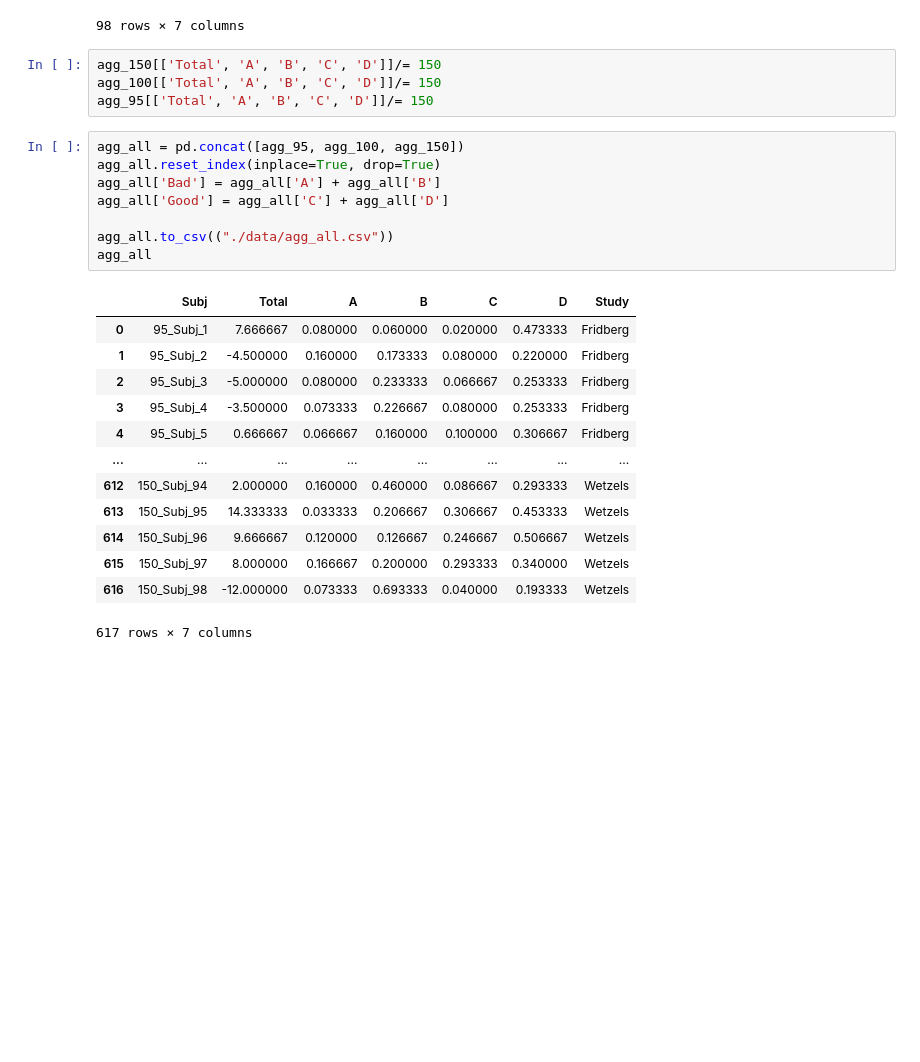
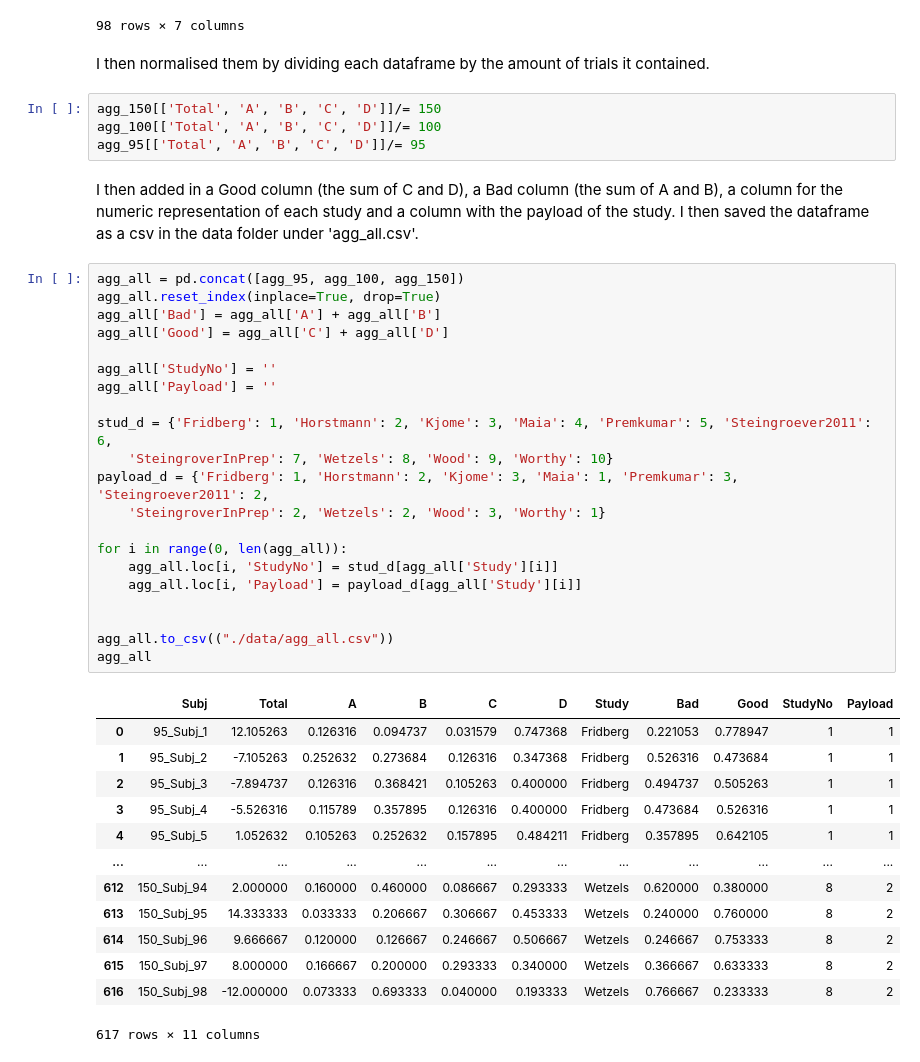
Before and after one commit to mcauleyc/CA4015_Assignment_1, a Jupyter notebook: Book/data-processing.ipynb, the cells around one changed output. Drawn from its saved outputs; the diff is of its cells as text; blank space fills up the shorter version.

```diff
--- a/Book/data-processing.ipynb
+++ b/Book/data-processing.ipynb
@@ -454,29 +464,46 @@ agg_150
 | 96 | 150_Subj_97 | 1200 | 25 | 30 | 44 | 51 | Wetzels |
 | 97 | 150_Subj_98 | -1800 | 11 | 104 | 6 | 29 | Wetzels |
 98 rows × 7 columns
+# %% [markdown]
+I then normalised them by dividing each dataframe by the amount of trials it contained.
 # %%
 agg_150[['Total', 'A', 'B', 'C', 'D']]/= 150
-agg_100[['Total', 'A', 'B', 'C', 'D']]/= 150
-agg_95[['Total', 'A', 'B', 'C', 'D']]/= 150
+agg_100[['Total', 'A', 'B', 'C', 'D']]/= 100
+agg_95[['Total', 'A', 'B', 'C', 'D']]/= 95
+# %% [markdown]
+I then added in a Good column (the sum of C and D), a Bad column (the sum of A and B), a column for the numeric representation of each study and a column with the payload of the study. I then saved the dataframe as a csv in the data folder under 'agg_all.csv'.
 # %%
 agg_all = pd.concat([agg_95, agg_100, agg_150])
 agg_all.reset_index(inplace=True, drop=True)
 agg_all['Bad'] = agg_all['A'] + agg_all['B']
 agg_all['Good'] = agg_all['C'] + agg_all['D']
 
+agg_all['StudyNo'] = ''
+agg_all['Payload'] = ''
+
+stud_d = {'Fridberg': 1, 'Horstmann': 2, 'Kjome': 3, 'Maia': 4, 'Premkumar': 5, 'Steingroever2011': 6,
+    'SteingroverInPrep': 7, 'Wetzels': 8, 'Wood': 9, 'Worthy': 10}
+payload_d = {'Fridberg': 1, 'Horstmann': 2, 'Kjome': 3, 'Maia': 1, 'Premkumar': 3, 'Steingroever2011': 2,
+    'SteingroverInPrep': 2, 'Wetzels': 2, 'Wood': 3, 'Worthy': 1}
+
+for i in range(0, len(agg_all)):
+    agg_all.loc[i, 'StudyNo'] = stud_d[agg_all['Study'][i]]
+    agg_all.loc[i, 'Payload'] = payload_d[agg_all['Study'][i]]
+
+
 agg_all.to_csv(("./data/agg_all.csv"))
 agg_all
 # %% [output]
-|  | Subj | Total | A | B | C | D | Study |
-| 0 | 95_Subj_1 | 7.666667 | 0.080000 | 0.060000 | 0.020000 | 0.473333 | Fridberg |
-| 1 | 95_Subj_2 | -4.500000 | 0.160000 | 0.173333 | 0.080000 | 0.220000 | Fridberg |
-| 2 | 95_Subj_3 | -5.000000 | 0.080000 | 0.233333 | 0.066667 | 0.253333 | Fridberg |
-| 3 | 95_Subj_4 | -3.500000 | 0.073333 | 0.226667 | 0.080000 | 0.253333 | Fridberg |
-| 4 | 95_Subj_5 | 0.666667 | 0.066667 | 0.160000 | 0.100000 | 0.306667 | Fridberg |
-| ... | ... | ... | ... | ... | ... | ... | ... |
-| 612 | 150_Subj_94 | 2.000000 | 0.160000 | 0.460000 | 0.086667 | 0.293333 | Wetzels |
-| 613 | 150_Subj_95 | 14.333333 | 0.033333 | 0.206667 | 0.306667 | 0.453333 | Wetzels |
-| 614 | 150_Subj_96 | 9.666667 | 0.120000 | 0.126667 | 0.246667 | 0.506667 | Wetzels |
-| 615 | 150_Subj_97 | 8.000000 | 0.166667 | 0.200000 | 0.293333 | 0.340000 | Wetzels |
-| 616 | 150_Subj_98 | -12.000000 | 0.073333 | 0.693333 | 0.040000 | 0.193333 | Wetzels |
+|  | Subj | Total | A | B | C | D | Study | Bad | Good | StudyNo | Payload |
+| 0 | 95_Subj_1 | 12.105263 | 0.126316 | 0.094737 | 0.031579 | 0.747368 | Fridberg | 0.221053 | 0.778947 | 1 | 1 |
+| 1 | 95_Subj_2 | -7.105263 | 0.252632 | 0.273684 | 0.126316 | 0.347368 | Fridberg | 0.526316 | 0.473684 | 1 | 1 |
+| 2 | 95_Subj_3 | -7.894737 | 0.126316 | 0.368421 | 0.105263 | 0.400000 | Fridberg | 0.494737 | 0.505263 | 1 | 1 |
+| 3 | 95_Subj_4 | -5.526316 | 0.115789 | 0.357895 | 0.126316 | 0.400000 | Fridberg | 0.473684 | 0.526316 | 1 | 1 |
+| 4 | 95_Subj_5 | 1.052632 | 0.105263 | 0.252632 | 0.157895 | 0.484211 | Fridberg | 0.357895 | 0.642105 | 1 | 1 |
+| ... | ... | ... | ... | ... | ... | ... | ... | ... | ... | ... | ... |
+| 612 | 150_Subj_94 | 2.000000 | 0.160000 | 0.460000 | 0.086667 | 0.293333 | Wetzels | 0.620000 | 0.380000 | 8 | 2 |
+| 613 | 150_Subj_95 | 14.333333 | 0.033333 | 0.206667 | 0.306667 | 0.453333 | Wetzels | 0.240000 | 0.760000 | 8 | 2 |
+| 614 | 150_Subj_96 | 9.666667 | 0.120000 | 0.126667 | 0.246667 | 0.506667 | Wetzels | 0.246667 | 0.753333 | 8 | 2 |
+| 615 | 150_Subj_97 | 8.000000 | 0.166667 | 0.200000 | 0.293333 | 0.340000 | Wetzels | 0.366667 | 0.633333 | 8 | 2 |
+| 616 | 150_Subj_98 | -12.000000 | 0.073333 | 0.693333 | 0.040000 | 0.193333 | Wetzels | 0.766667 | 0.233333 | 8 | 2 |
-617 rows × 7 columns
+617 rows × 11 columns
```
Also changed, not shown: parts of 11 cells of this notebook, 2 other files.
